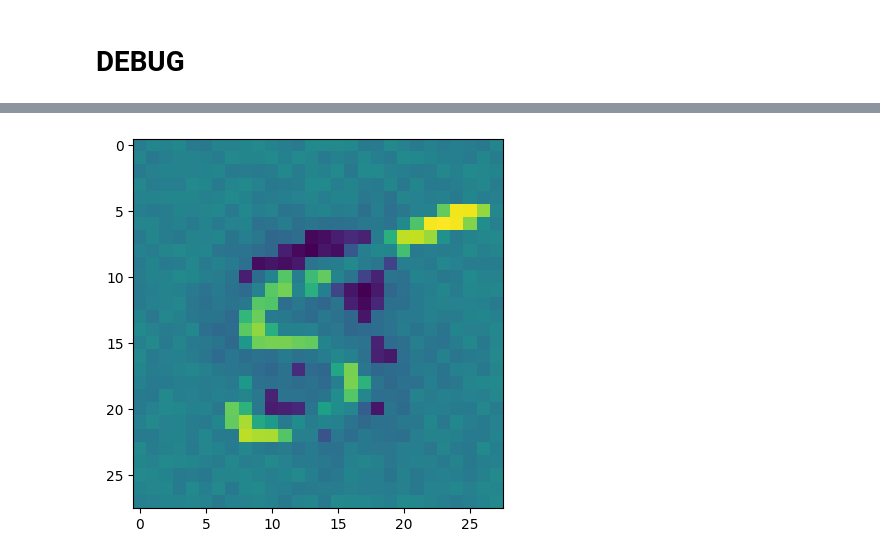
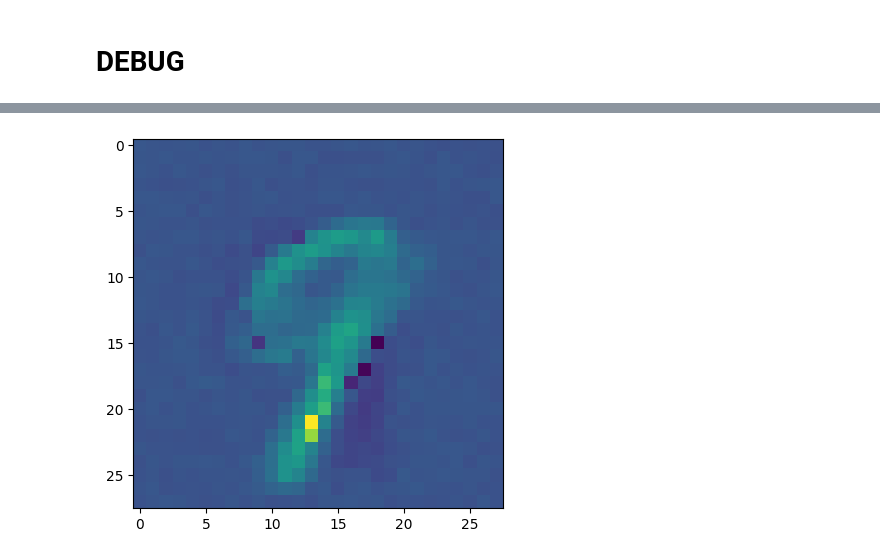
Before and after one commit to AndreyE/micrograd, a Jupyter notebook: mnist.ipynb, the cells around one changed output, grey strips where cells are left out. Drawn from its saved outputs; the diff is of its cells as text; code cells hidden in the pictures.

Commit message:
Handcraft MNIST layers

```diff
--- a/mnist.ipynb
+++ b/mnist.ipynb
@@ -149,13 +141,12 @@ def evaluate(model, X_b, Y_b):
 model = MLP(
     784,
     [
+        (10, 'xspace'),
         (10, 'xspace')
     ],
     lr=1.0
 )
 print(model)
 print("number of parameters", len(model.parameters()))
-
-X_all, Y_all = None, None
 # %% [output]
 MLP of [Layer of [xspace-Neuron(784), xspace-Neuron(784), xspace-Neuron(784), xspace-Neuron(784), xspace-Neuron(784), xspace-Neuron(784), xspace-Neuron(784), xspace-Neuron(784), xspace-Neuron(784), xs ...
@@ -232,9 +281,8 @@ step 23: loss 1356.0, accuracy 0.0%
 # %%
-NEURON = 5
-w = np.array([p.data for p in model.layers[0].neurons[NEURON].parameters()][:-1])
+w = np.array([p.data for p in model.layers[0].neurons[9].parameters()][:-1])
 w = w.reshape([-1, w.shape[0]])
 draw_some(w)
 # %% [output]
-[figure, old version]
+[figure, new version]
 # %%
 # X_t, Y_t = get_batch(X_test, Y_t_oh, BATCH_SIZE)
```
Also changed, not shown: parts of 14 cells of this notebook, 2 other files.
